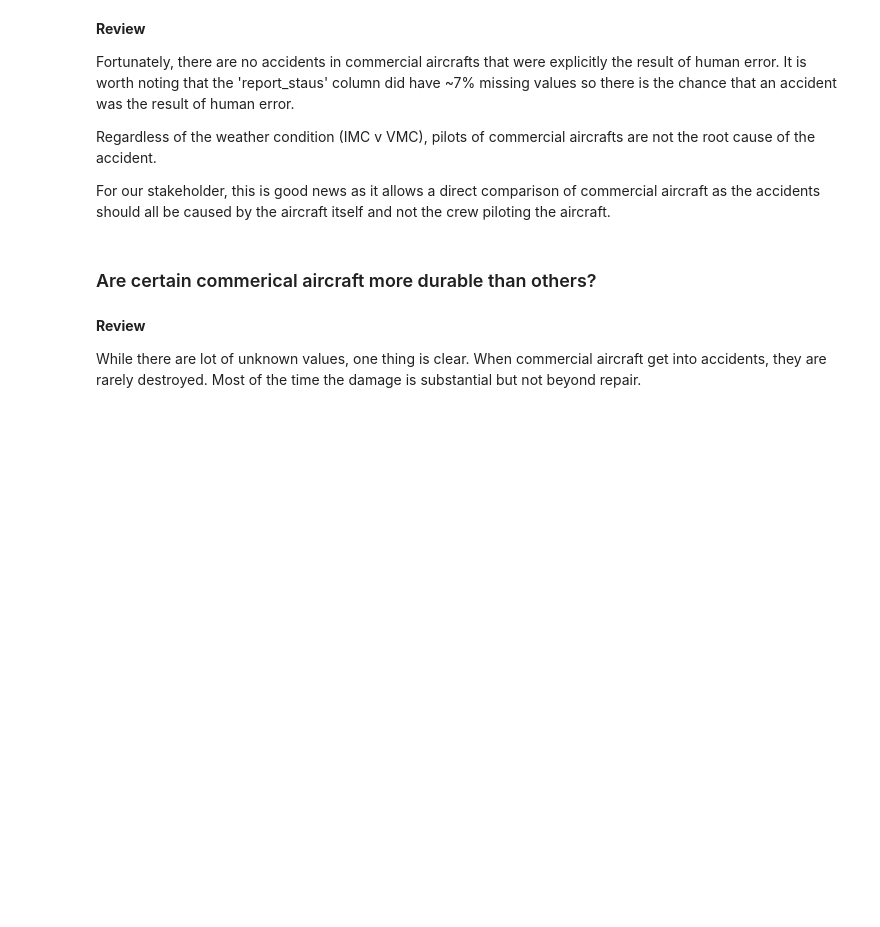
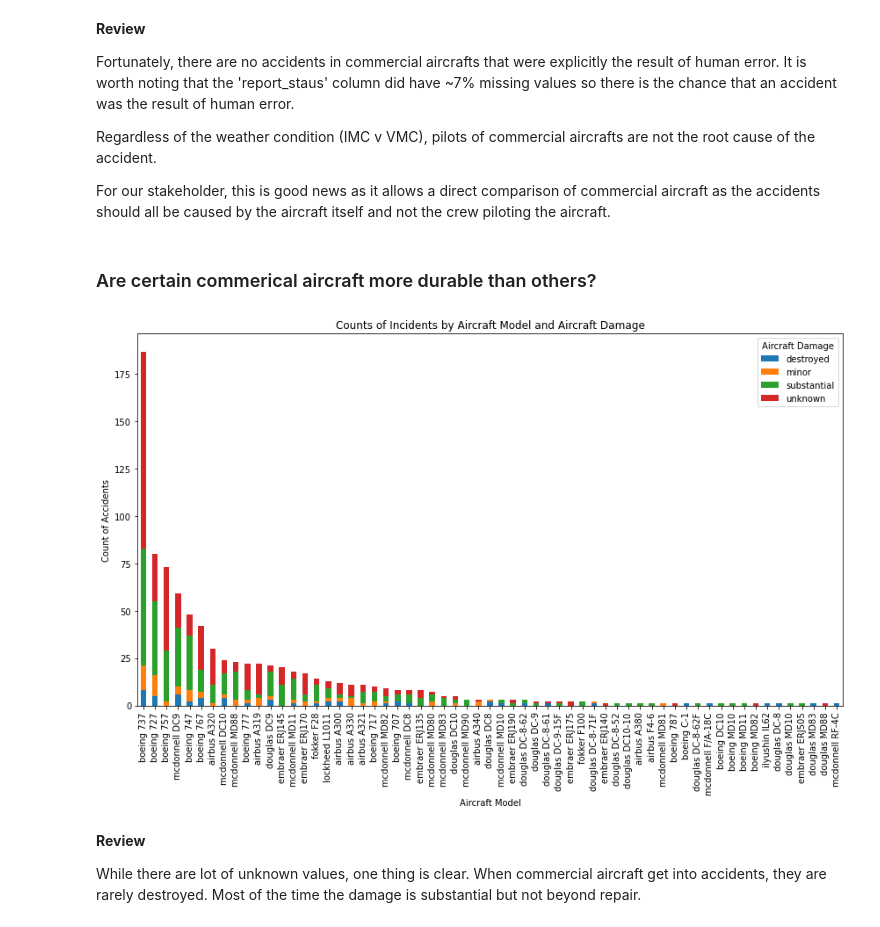
Before and after one commit to Haoweee/Phase-1-Project-1, a Jupyter notebook: combined_eda.ipynb, the cells around one changed output. Drawn from its saved outputs; the diff is of its cells as text; code cells hidden in the pictures; blank space fills up the shorter version.

```diff
--- a/combined_eda.ipynb
+++ b/combined_eda.ipynb
@@ -1185,25 +1509,27 @@ For our stakeholder, this is good news as it allows a direct comparison of comme
 # %%
 # Group the data by 'make_model' and 'aircraft_damage', count values, convert to single index DataFrame
 damage_counts = commercial_flights_df.groupby(['make_model', 'aircraft_damage']).size().unstack()
 
 # Sum the counts of the columns ('make_model' by 'weather_condition')
 damage_counts_total = damage_counts.sum(axis=1)
 
 # Sort the total counts in descending order
 damage_counts_total_sorted = damage_counts_total.sort_values(ascending=False)
 
 # Sorts the weather_counts df by using the indexes of the series weather_counts_total_sorted
 damage_counts_sorted = damage_counts.loc[damage_counts_total_sorted.index]
 
 # Plotting
 damage_counts_sorted.plot(kind='bar', stacked=True, figsize=(12, 8))
 plt.title('Counts of Incidents by Aircraft Model and Aircraft Damage')
 plt.xlabel('Aircraft Model')
 plt.ylabel('Count of Accidents')
-plt.xticks(rotation=45)
+plt.xticks(rotation=90)
 plt.legend(title='Aircraft Damage')
 plt.tight_layout()
 plt.show();
+# %% [output]
+[figure, added]
 # %% [markdown]
 **Review**
 
```
Also changed, not shown: parts of 46 cells of this notebook.
